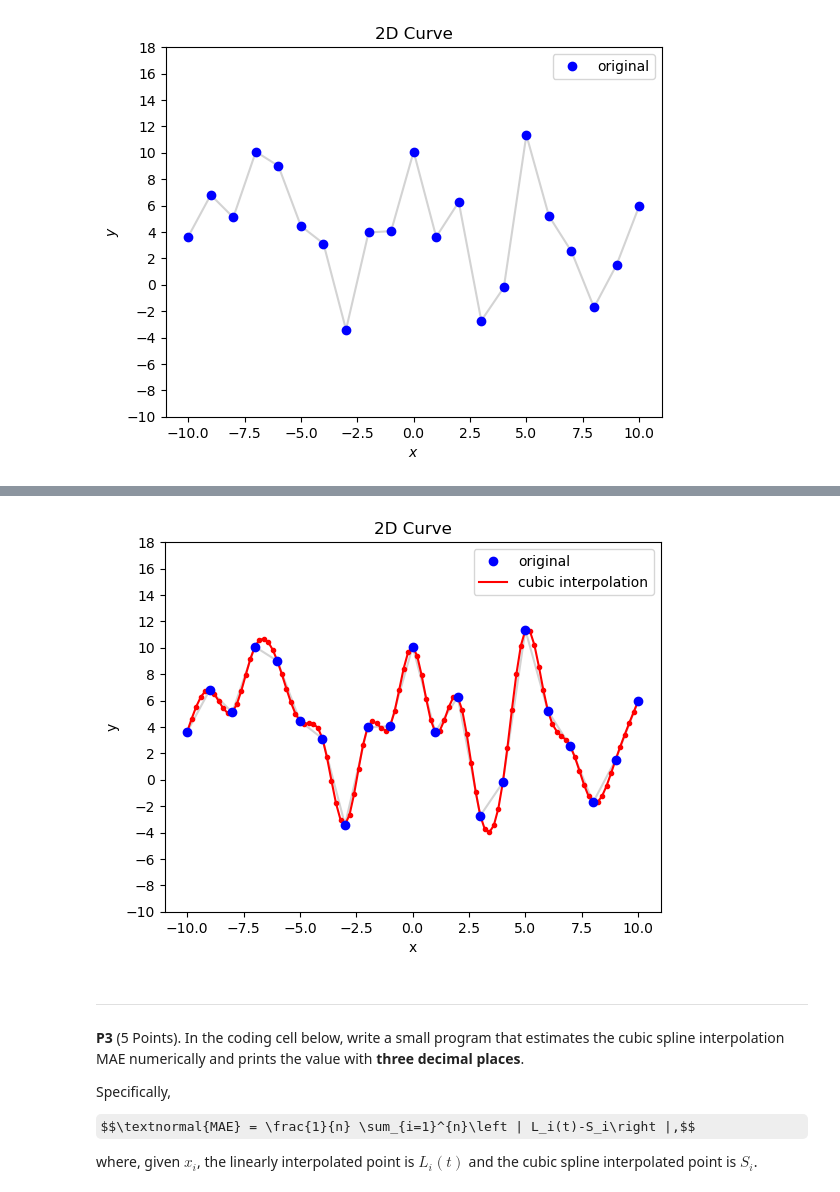
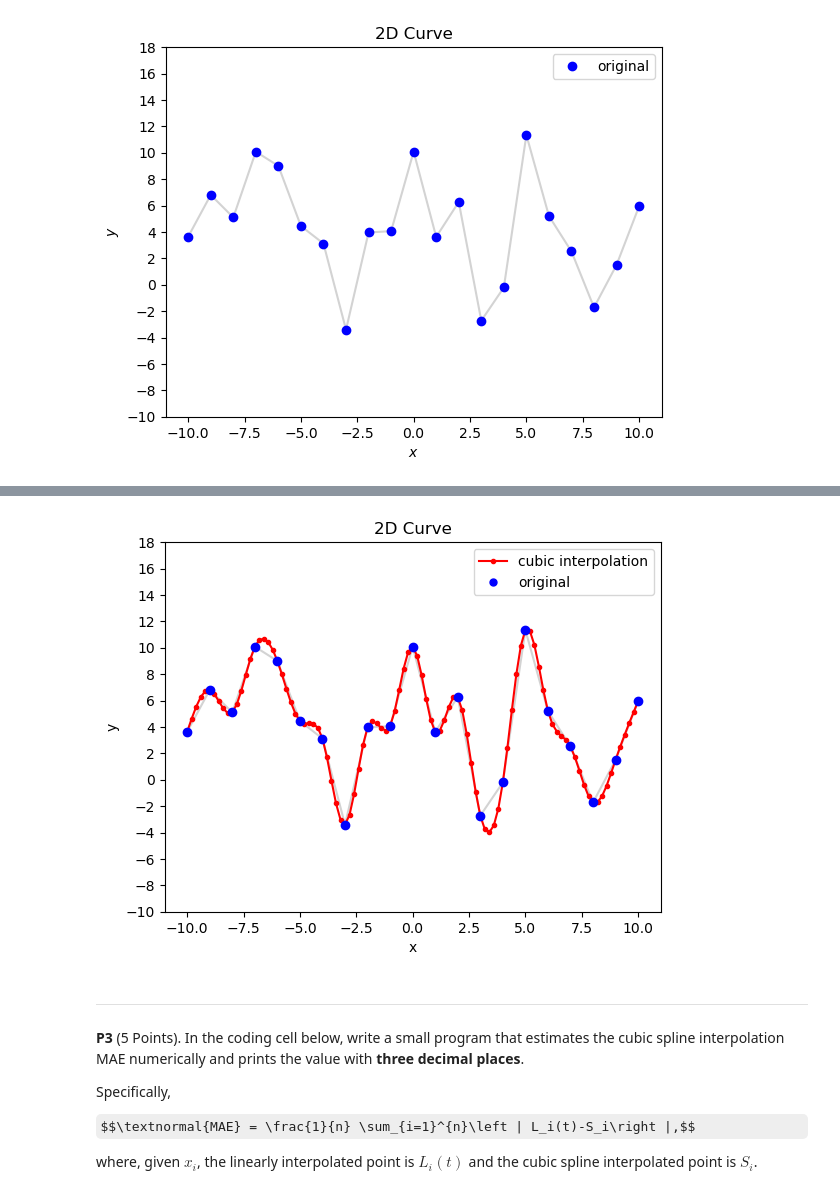
Before and after one commit to DYYasUNCStudent/COMP562, a Jupyter notebook: CE3/CE3.ipynb, the cells around one changed output, grey strips where cells are left out. Cells and saved outputs as stored; diff of their text form; code cells hidden in the pictures; some formulas as TeX source.

```diff
--- a/CE3/CE3.ipynb
+++ b/CE3/CE3.ipynb
@@ -134,49 +134,45 @@ b = np.zeros(n)
 c = np.zeros(n)
 d = np.zeros(n)
 b[0] = b[-1] = 1.0
 for i in range(1, n-1):
     a[i] = h[i-1]
     b[i] = 2*(h[i-1]+h[i])
     c[i] = h[i]
     d[i] = 6*((y[i+1]-y[i])/h[i] - (y[i]-y[i-1])/h[i-1])
 
-def thomas(a,b,c,d):
-    a,b,c,d = a.copy(), b.copy(), c.copy(), d.copy()
-    for i in range(1,len(b)):
-        w = a[i]/b[i-1]; b[i] -= w*c[i-1]; d[i] -= w*d[i-1]
-    x = np.zeros_like(d)
-    x[-1] = d[-1]/b[-1]
-    for i in range(len(b)-2,-1,-1):
-        x[i] = (d[i] - c[i]*x[i+1]) / b[i]
-    return x
-
-M = thomas(a,b,c,d)
+A = np.zeros((n, n))
+A[0,0] = A[-1,-1] = 1.0
+for i in range(1, n-1):
+    A[i, i-1] = a[i]
+    A[i, i]   = b[i]
+    A[i, i+1] = c[i]
+M = np.linalg.solve(A, d)
 
 Sx, yS = [], []
 plt.plot(x, y, "-", color="lightgrey", zorder=1)
 for i in range(n-1):
     xi = np.linspace(x[i], x[i+1], 6); hi = h[i]
     t = (x[i+1]-xi)/hi; s = (xi-x[i])/hi
     yi = (M[i]*(t**3)*hi**2/6 + M[i+1]*(s**3)*hi**2/6
           + (y[i]-M[i]*hi**2/6)*t + (y[i+1]-M[i+1]*hi**2/6)*s)
     plt.plot(xi, yi, "r-", label="cubic interpolation" if i==0 else None, zorder=2)
     plt.plot(xi[1:-1], yi[1:-1], "ro", markersize=3, zorder=3)
     Sx.extend(xi[1:-1])
     yS.extend(yi[1:-1])
 
-orig, = plt.plot(x, y, "bo", label="original", zorder=4)
-h,l = plt.gca().get_legend_handles_labels()
-order = [l.index("original"), l.index("cubic interpolation")]
-plt.legend([h[i] for i in order], [l[i] for i in order])
+original = plt.plot(x, y, "bo", label="original", zorder=4)
+label_cubic, = plt.plot([], [], "r-", marker="o", markersize=3, markerfacecolor="r", markeredgecolor="r", label="cubic interpolation")
+label_original, = plt.plot([], [], "bo", markersize=5, label="original")
+plt.legend(handles=[label_cubic, label_original], markerscale=1)
 plt.title("2D Curve")
 plt.xlabel("x")
 plt.ylabel("y")
 plt.yticks(np.arange(-10,20,2.0))
 plt.show()
 
 Sx, yS = np.array(Sx), np.array(yS)
 # %% [output]
-[figure, old version]
+[figure, new version]
 # %% [markdown]
 ****
 
```
Also changed, not shown: parts of 1 cell of this notebook.
